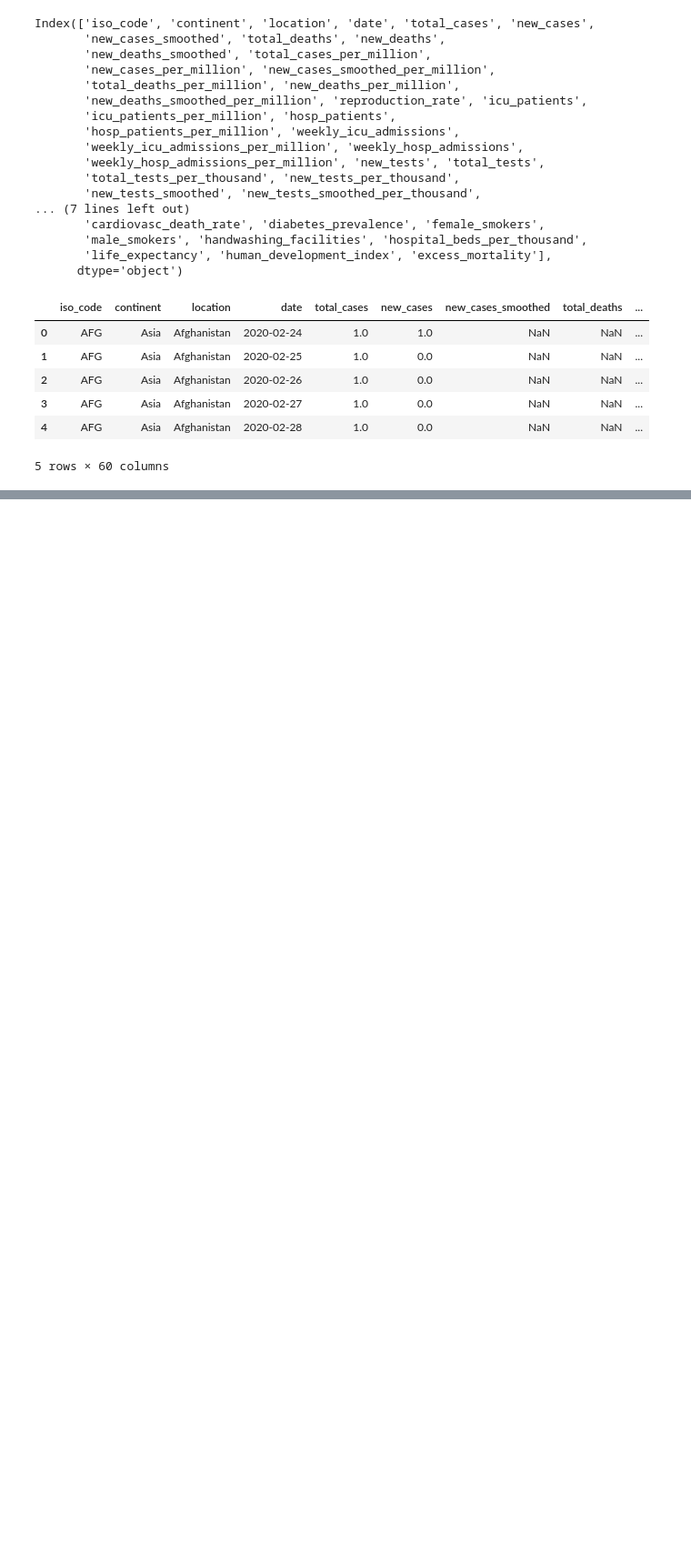
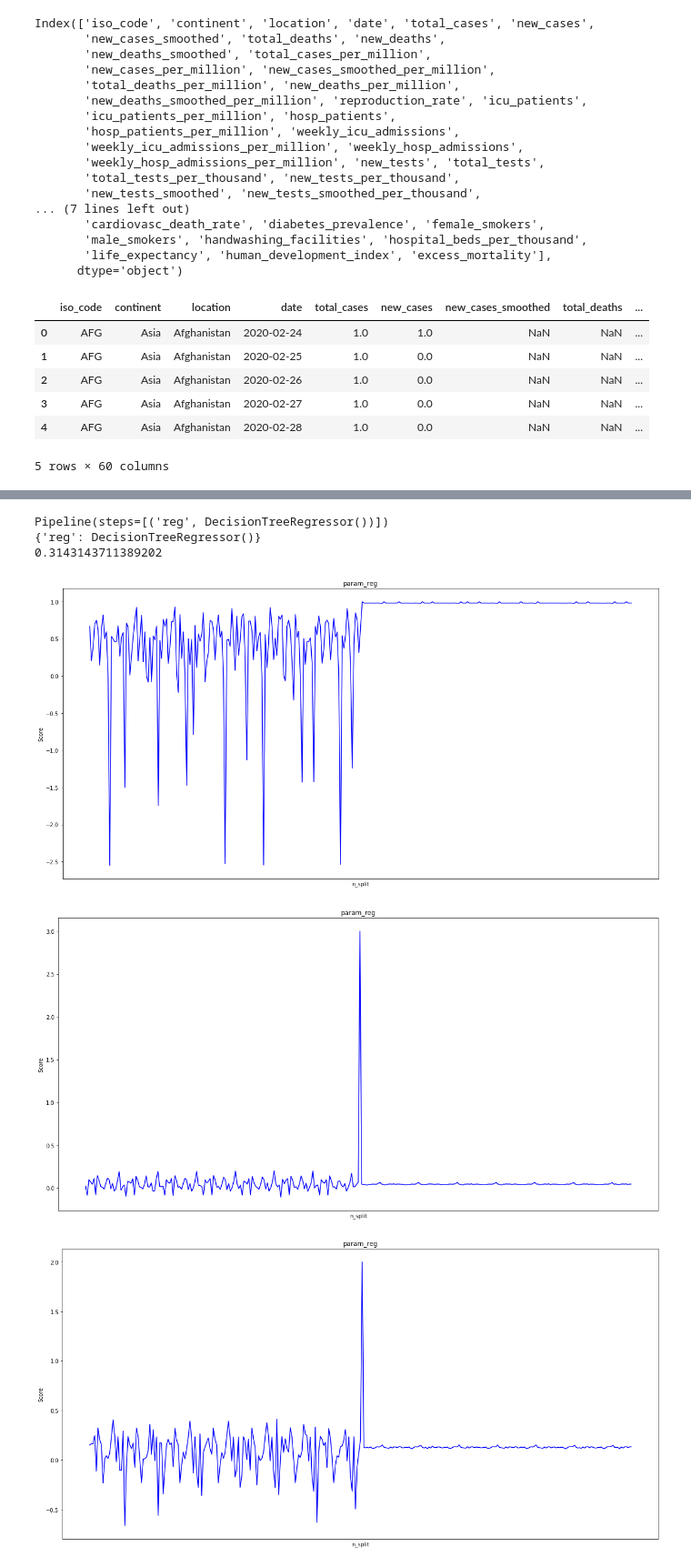
Before and after one commit to Adriagallardo/Adria-Gallardo-Thebridge, a Jupyter notebook: Ejercicios/Week10/5.covid-forecast.ipynb, the cells around one changed output, grey strips where cells are left out. Shown at 91% size. Saved outputs shown, nothing was run; the diff lists cells and outputs as text; code cells hidden in the pictures; blank space fills up the shorter version.

```diff
--- a/Ejercicios/Week10/5.covid-forecast.ipynb
+++ b/Ejercicios/Week10/5.covid-forecast.ipynb
@@ -148,0 +159,9 @@ AttributeError: module 'matplotlib.pyplot' has no attribute 'fig'
+# %%
+X = data[["total_deaths", "total_cases"]]
+
+y1 = data["new_cases"]
+
+y2 = data["new_deaths"]
+# %%
+X_train_1, X_test_1, y_train_1, y_test_1 = train_test_split(X, y1, test_size=0.2, random_state=42)
+X_train_2, X_test_2, y_train_2, y_test_2 = train_test_split(X, y2, test_size=0.2, random_state=42)
@@ -148,0 +201,2 @@ AttributeError: module 'matplotlib.pyplot' has no attribute 'fig'
+# %%
+model.fit(X_train_1,y_train_1)
@@ -148,0 +218,3 @@ AttributeError: module 'matplotlib.pyplot' has no attribute 'fig'
+# %%
+a = pd.DataFrame(model.cv_results_)
+a
@@ -148,0 +236,8 @@ AttributeError: module 'matplotlib.pyplot' has no attribute 'fig'
+# %%
+print(model.best_estimator_)
+print(model.best_params_)
+print(model.best_score_)
+# %% [output]
+Pipeline(steps=[('reg', DecisionTreeRegressor())])
+{'reg': DecisionTreeRegressor()}
+0.3143143711389202
@@ -148,0 +246,14 @@ AttributeError: module 'matplotlib.pyplot' has no attribute 'fig'
+# %%
+for x in range(3):
+    plt.figure(figsize=(20,10))
+    plt.plot(a.iloc[:,6:331].iloc[x], color="b")
+    plt.title(a.columns[4])
+    plt.xticks(ticks=[])
+    plt.ylabel("Score")
+    plt.xlabel("n_split")
+
+    plt.show()
+# %% [output]
+[figure, added]
+[figure, added]
+[figure, added]
```
Also changed, not shown: parts of 15 cells of this notebook, 2 other files.
